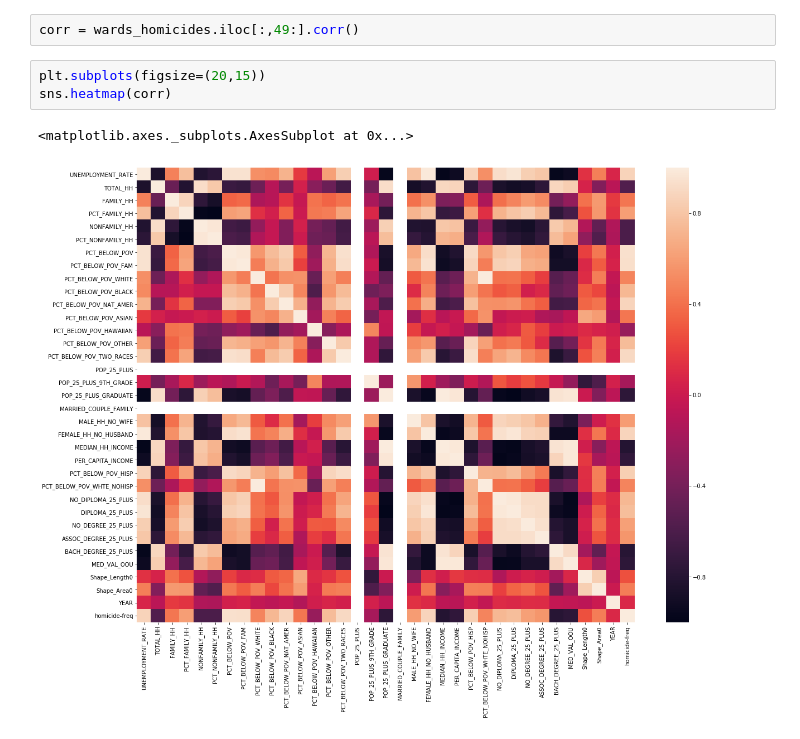
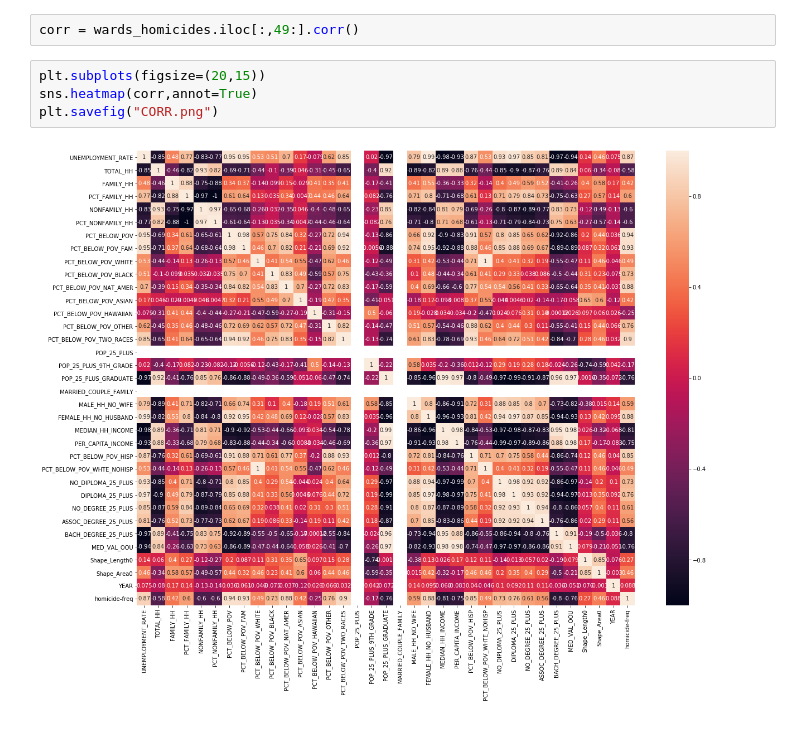
Before and after one commit to monipip3/activism, a Jupyter notebook: DC_Homicides/DC Homicides.ipynb, the cells around one changed output. Cells and saved outputs as stored; diff of their text form.

```diff
--- a/DC_Homicides/DC Homicides.ipynb
+++ b/DC_Homicides/DC Homicides.ipynb
@@ -118,7 +120,7 @@ wards_homicides.head(1)
 corr = wards_homicides.iloc[:,49:].corr()
 # %%
 plt.subplots(figsize=(20,15))
-sns.heatmap(corr)
+sns.heatmap(corr,annot=True)
+plt.savefig("CORR.png")
 # %% [output]
-<matplotlib.axes._subplots.AxesSubplot at 0x...>
-[figure, old version]
+[figure, new version]
```
Also changed, not shown: parts of 4 cells of this notebook, 4 other files.
